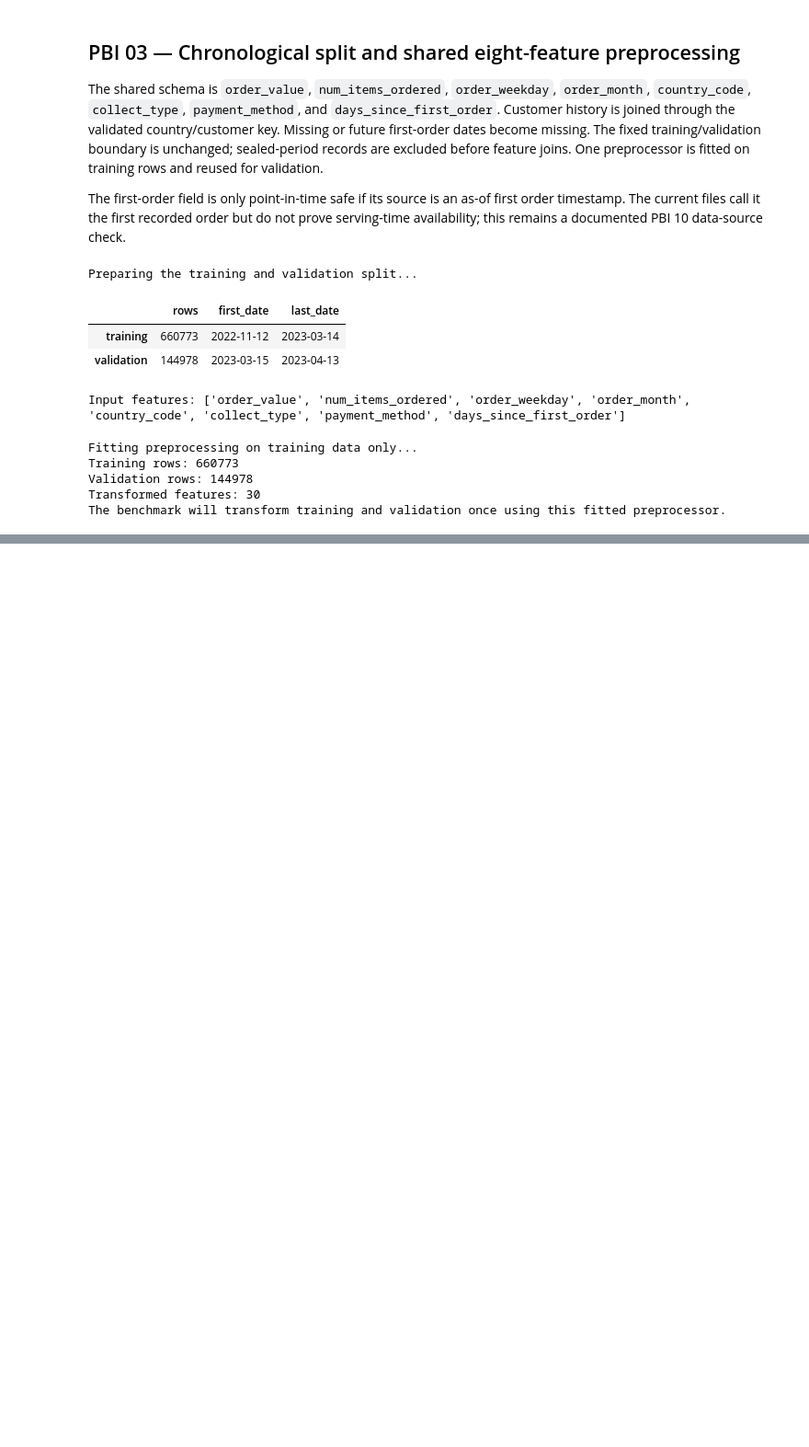
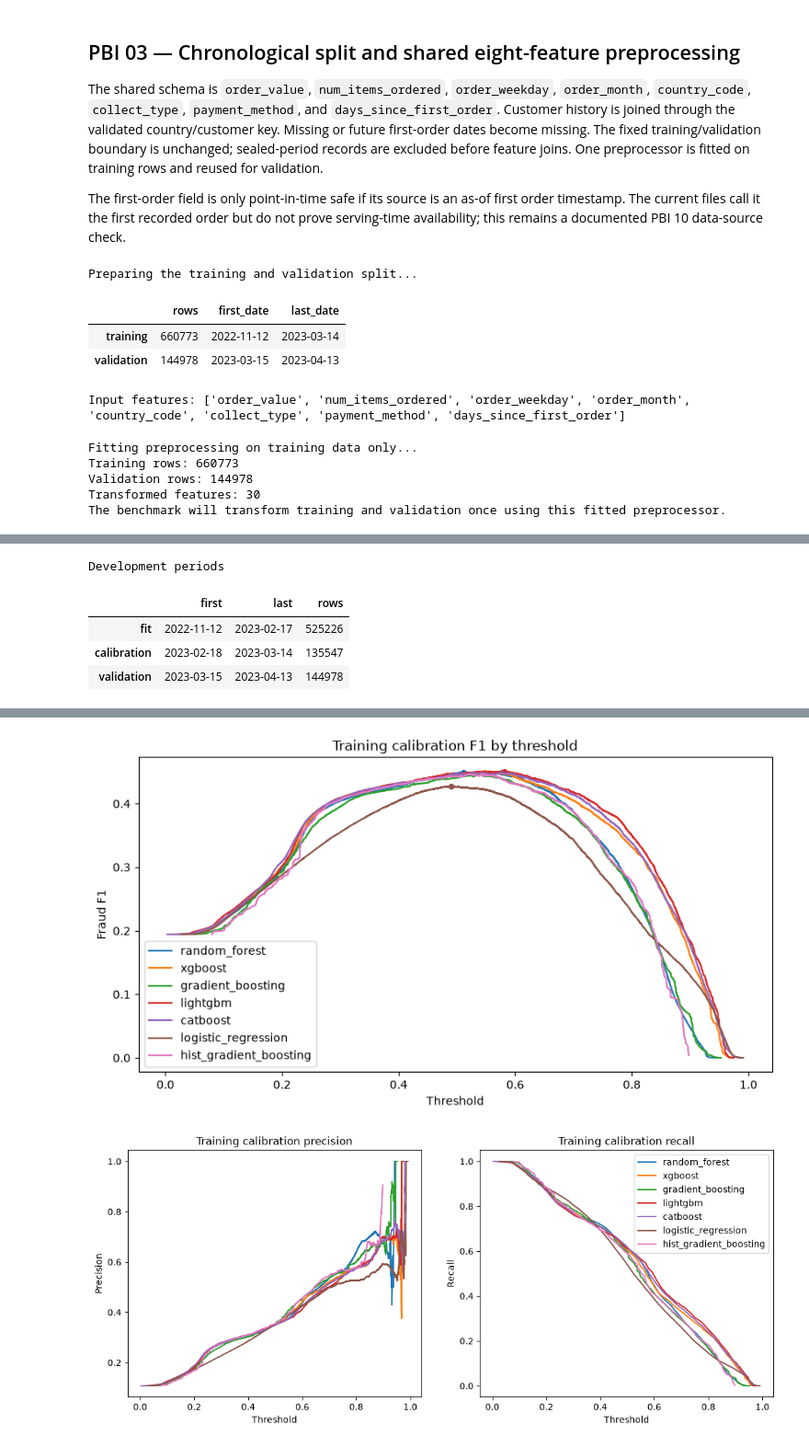
Before and after one commit to hqasdf/agilemlops-ca1, a Jupyter notebook: ca1 hq file.ipynb, the cells around one changed output, grey strips where cells are left out. Shown at 92% size. Drawn from its saved outputs; the diff is of its cells as text; code cells hidden in the pictures; blank space fills up the shorter version.

```diff
--- a/ca1 hq file.ipynb
+++ b/ca1 hq file.ipynb
@@ -1413,0 +848,37 @@ Local verification runs: CatBoost `a32ff6b4cdae4476ac3be5b79e0ed56a`; LightGBM `
+# %%
+evidence, probabilities = next(stages)
+final = pd.DataFrame(evidence["final"]).set_index("family")
+print("Development periods")
+display(pd.DataFrame(evidence["periods"]).T)
+thresholds = final[["threshold", "calibration_fixed_f1", "calibration",
+                    "calibration_drift", "fp", "fn"]].copy()
+thresholds["validation F1 at 0.5"] = final.fixed.map(lambda m: m["f1"])
+thresholds["validation optimized F1"] = final.f1
+thresholds["FP at 0.5"] = final.fixed.map(lambda m: m["fp"])
+thresholds["FN at 0.5"] = final.fixed.map(lambda m: m["fn"])
+display(thresholds)
+
+fig, ax = plt.subplots(figsize=(10, 5))
+for name, row in final.iterrows():
+    curve = threshold_curve(probabilities["calibration_truth"], probabilities[f"calibration_{name}"])
+    ax.plot(curve.threshold, curve.f1, label=name)
+    ax.scatter(row.threshold, row.calibration["f1"], s=18)
+ax.set(xlabel="Threshold", ylabel="Fraud F1", title="Training calibration F1 by threshold")
+ax.legend()
+plt.show()
+
+fig, axes = plt.subplots(1, 2, figsize=(13, 5))
+for name in final.index:
+    curve = threshold_curve(probabilities["calibration_truth"], probabilities[f"calibration_{name}"])
+    axes[0].plot(curve.threshold, curve.precision, label=name)
+    axes[1].plot(curve.threshold, curve.recall, label=name)
+for ax, metric in zip(axes, ["Precision", "Recall"]):
+    ax.set(xlabel="Threshold", ylabel=metric, title=f"Training calibration {metric.lower()}")
+axes[1].legend()
+plt.show()
+# %% [output]
+Development periods
+|  | first | last | rows |
+| fit | 2022-11-12 | 2023-02-17 | 525226 |
+| calibration | 2023-02-18 | 2023-03-14 | 135547 |
+| validation | 2023-03-15 | 2023-04-13 | 144978 |
@@ -1413,0 +894,2 @@ Local verification runs: CatBoost `a32ff6b4cdae4476ac3be5b79e0ed56a`; LightGBM `
+[figure, added]
+[figure, added]
```
Also changed, not shown: parts of 62 cells of this notebook, 6 other files.
